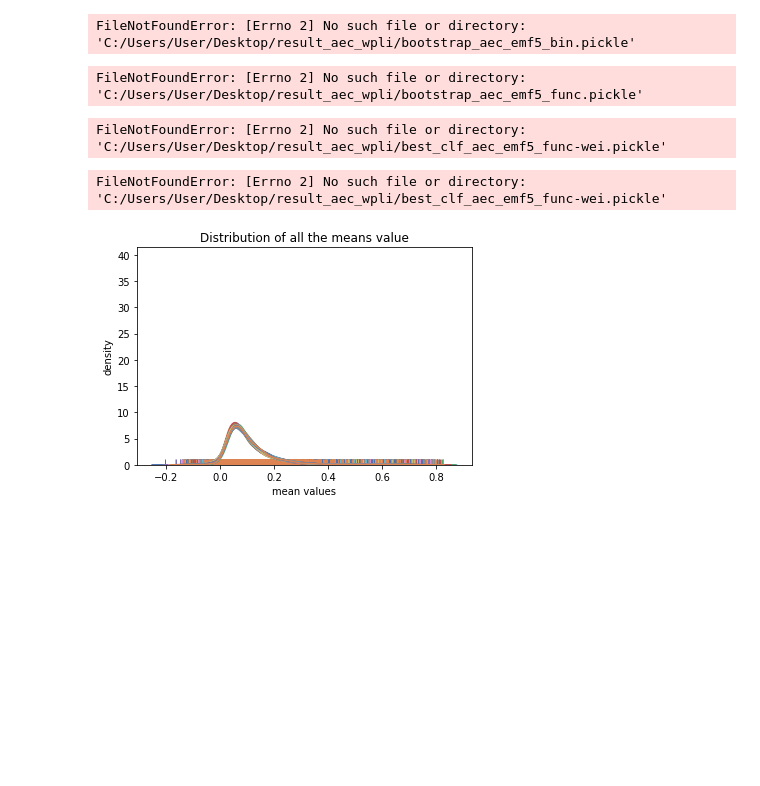
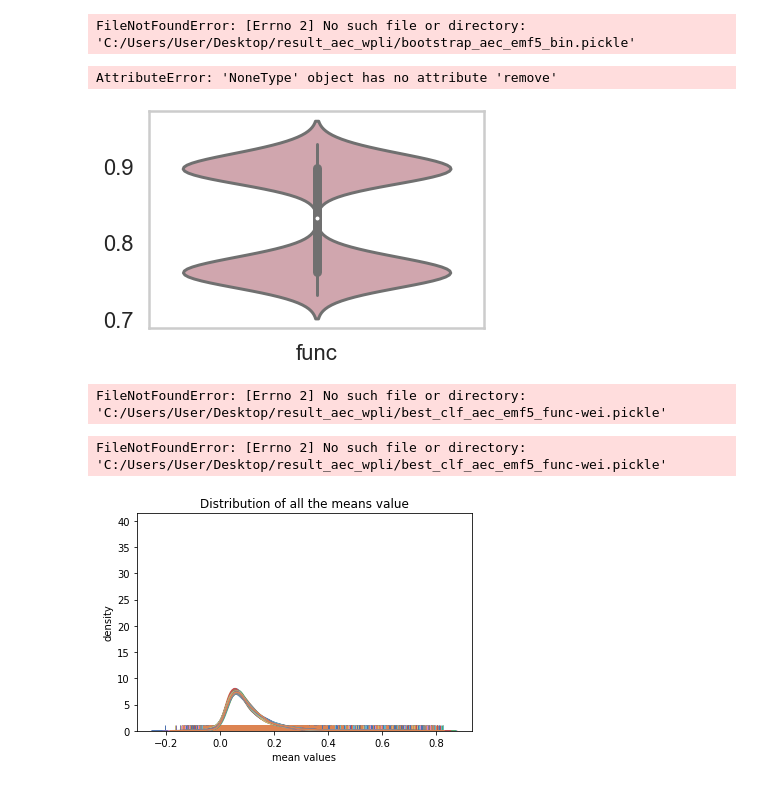
Before and after one commit to BIAPT/AEC-wPLI-comparison, a Jupyter notebook: milestones/4_HBM_submission_round_2/step_5_generate_figures/generate_visualization.ipynb, the cells around one changed output. Cells and saved outputs as stored; diff of their text form; code cells hidden in the pictures; blank space fills up the shorter version.

```diff
--- a/milestones/4_HBM_submission_round_2/step_4_generate_figures/generate_visualization.ipynb
+++ b/milestones/4_HBM_submission_round_2/step_5_generate_figures/generate_visualization.ipynb
@@ -97,3 +96,9 @@ def save_figure(fig_name, dpi=500):
     plt.show()
     fig.set_size_inches((8, 8), forward=False)
     fig.savefig(fig_name, dpi=dpi)
+# %%
+for epoch, cur_condition in zip(['emf5','eml5'], ['Deep','Light']):
+    bootstrap = load_pickle(f"{IN_DIR}bootstrap_{graph}_{epoch}_func.pickle")
+    permutation = load_pickle(f"{IN_DIR}permutation_{graph}_{epoch}_func.pickle")
+
+pd.DataFrame(permutation).head()
@@ -141,43 +153,42 @@ for graph in ['aec', 'pli']:
 # %% [output]
 FileNotFoundError: [Errno 2] No such file or directory: 'C:/Users/User/Desktop/result_aec_wpli/bootstrap_aec_emf5_bin.pickle'
 # %%
+dark_purple = (0.28645868165429034, 0.17570375961380752, 0.3440754090644915) # used for weighted
+light_purple = (0.6196337473419887, 0.3684648209452393, 0.5405540573846532) # used for binary
+beige = (0.8454263141680334, 0.6225806657605325, 0.6651572981499156) # used for functional connectivity only
+
 # Generate the violin plot for all func bootstrap
 # TODO: I'm missing func-bin
 for graph in ['aec', 'pli']:
     data = {
         'Accuracy': [],
         'Graph Type': [],
         'Condition': []
     }
 
     for epoch, cur_condition in zip(['emf5','eml5'], ['Deep','Light']):
         func_bootstrap = load_pickle(f"{IN_DIR}bootstrap_{graph}_{epoch}_func.pickle")
-        bin_bootstrap = load_pickle(f"{IN_DIR}bootstrap_{graph}_{epoch}_func-bin.pickle")
-        wei_bootstrap = load_pickle(f"{IN_DIR}bootstrap_{graph}_{epoch}_func-wei.pickle")
 
         # I need to first take the data and put it in a dataframe
         func_label = ['func' for x in func_bootstrap['distribution']]
-        bin_label = ['func + bin' for x in bin_bootstrap['distribution']]
-        wei_label = ['func + wei' for x in wei_bootstrap['distribution']]
-        condition = [cur_condition for x in wei_bootstrap['distribution']]*3
 
-        data['Accuracy'] = data['Accuracy'] + func_bootstrap['distribution'] + bin_bootstrap['distribution'] + wei_bootstrap['distribution']
-        data['Graph Type'] = data['Graph Type'] + func_label + bin_label + wei_label
-        data['Condition'] = data['Condition'] + condition
+        data['Accuracy'] = data['Accuracy'] + func_bootstrap['distribution']
+        data['Graph Type'] = data['Graph Type'] + func_label
 
     colors = [beige, light_purple, dark_purple]# Set your custom color palette
     sns.set_context("poster")
     sns.set_palette(sns.color_palette(colors))
     sns.set_style("whitegrid",{'axes.grid' : False})
-    df = pd.DataFrame (data, columns = ['Accuracy','Graph Type', "Condition"])
-    ax = sns.violinplot(data=df, x='Condition', y='Accuracy', hue="Graph Type")
+    df = pd.DataFrame (data, columns = ['Accuracy','Graph Type'])
+    ax = sns.violinplot(data=df, y='Accuracy', x="Graph Type")
     ax.set_xlabel("")
     ax.set_ylabel("")
     ax.legend_.remove()
     ax.set_ylim(0.55, 0.95)
     save_figure(f"{OUT_DIR}{graph}_func_vs_bin_vs_wei.png")
 # %% [output]
-FileNotFoundError: [Errno 2] No such file or directory: 'C:/Users/User/Desktop/result_aec_wpli/bootstrap_aec_emf5_func.pickle'
+AttributeError: 'NoneType' object has no attribute 'remove'
+[figure, added]
 # %%
 # Make the stacked bar plot for the deep and ligh for random with and without func-wei (three way stacked)
 # Will do it for deep and aec
```
Also changed, not shown: parts of 4 cells of this notebook, 17 other files.
